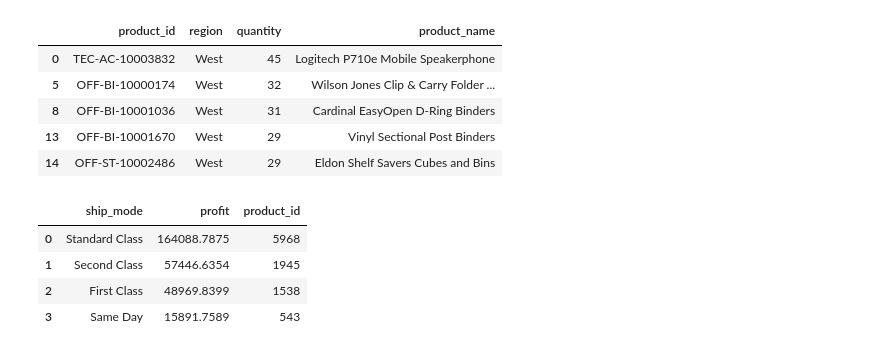
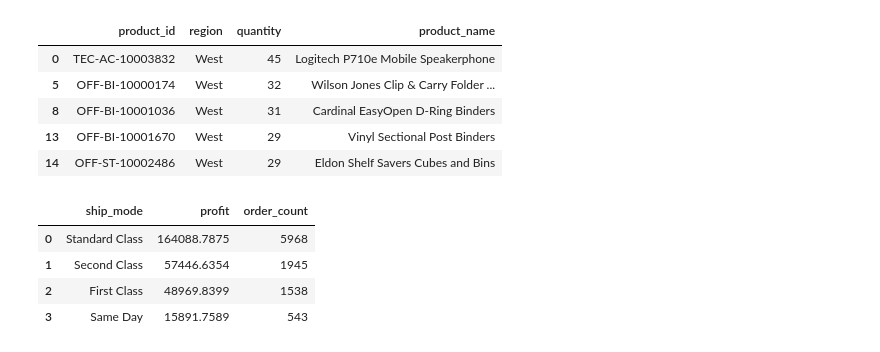
Before and after one commit to Dilcia19/superstore, a Jupyter notebook: notebooks/analysis_in_py.ipynb, the cells around one changed output. Saved outputs shown, nothing was run; the diff lists cells and outputs as text; code cells hidden in the pictures.

```diff
--- a/notebooks/analysis_in_py.ipynb
+++ b/notebooks/analysis_in_py.ipynb
@@ -159,11 +159,11 @@ popular_products_region[popular_products_region['region'] == 'West'].head(5)
 # %%
 # profits by shipping type
 
 high_profit_shipping = store_records[['product_id','ship_mode','profit']].groupby('ship_mode').agg({'profit':'sum', 'product_id':'count'}).sort_values(by='profit', ascending=False).reset_index()
-high_profit_shipping = high_profit_shipping.rename(columns={'order_id':'order_count'})
+high_profit_shipping = high_profit_shipping.rename(columns={'product_id':'order_count'})
 high_profit_shipping
 # %% [output]
-|  | ship_mode | profit | product_id |
+|  | ship_mode | profit | order_count |
 | 0 | Standard Class | 164088.7875 | 5968 |
 | 1 | Second Class | 57446.6354 | 1945 |
 | 2 | First Class | 48969.8399 | 1538 |
```
